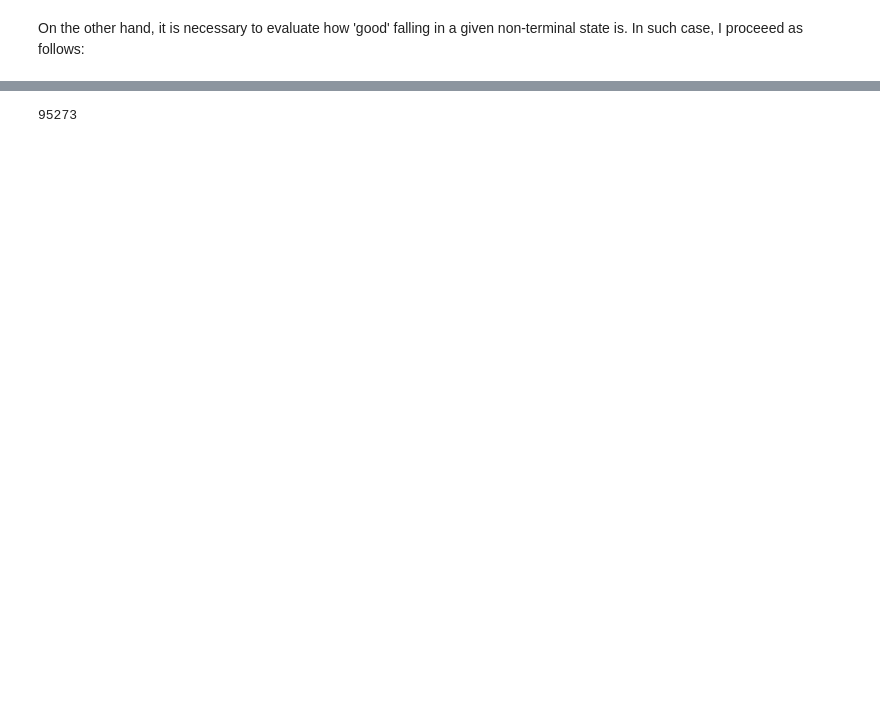
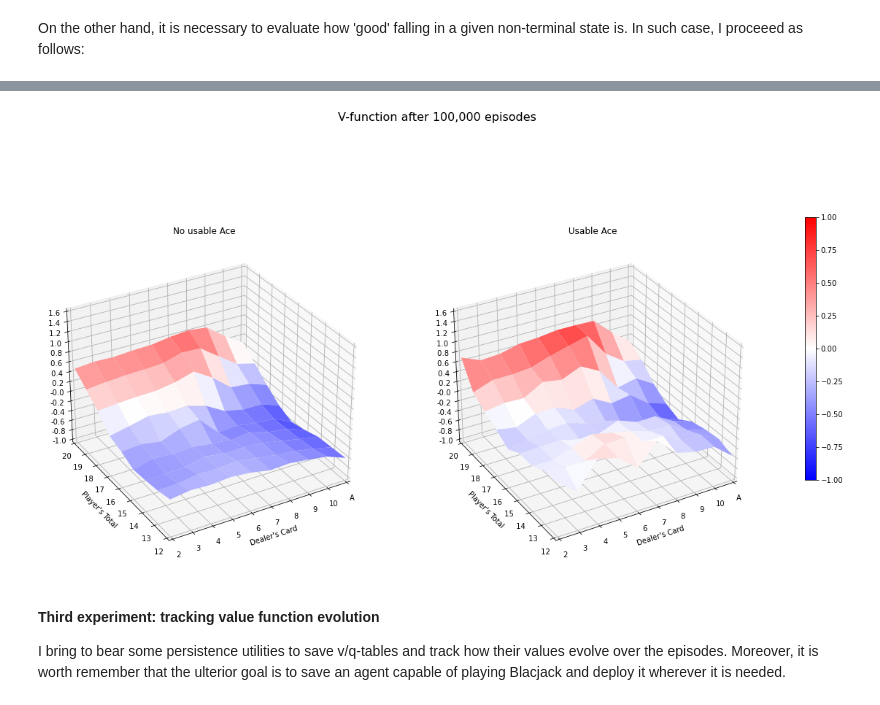
Before and after one commit to Xavi-Linux/Fatjack, a Jupyter notebook: Montecarlo.ipynb, the cells around one changed output, grey strips where cells are left out. Cells and saved outputs as stored; diff of their text form; code cells hidden in the pictures; blank space fills up the shorter version.

```diff
--- a/Montecarlo.ipynb
+++ b/Montecarlo.ipynb
@@ -521,5 +520,30 @@ plot_density(runs);
+# %%
+def extract_v_func(agent, threshold, probs):
+    """
+    agent: RL agent instance
+    threshold: int. The function only accepts one policy shift at a certain players' total value (the threshold).
+    probs: 4-element tuple. The function only accepts two actions at every side of the threshold.
+           index 0 = prob of taking action 1 at any state below the threshold
+           index 1 = prob of taking action 2 at any state below the threshold
+           index 2 = prob of taking action 1 at any state over the threshold
+           index 3 = prob of taking action 2 at any state over the threshold
+    returns: a v-table
+    """
+    table = agent.table.copy()
+    #convert card value into matrix index:
+    threshold = agent.table_look_up([threshold, 5, 1])[0]
+
+    v_table_1 = table[:threshold,:,:,0] * probs[0] + table[:threshold,:,:,1] * probs[1]
+    v_table_2 = table[threshold:,:,:,0] * probs[2] + table[threshold:,:,:,1] * probs[3]
+    v_table = np.vstack((v_table_1, v_table_2))
+
+    return v_table
 # %%
-#Error!!!!!!!
-stochastic_agent.num_executed_episodes
+new_table = extract_v_func(stochastic_agent, 16, (0.1, 0.9, 0.9, 0.1))
+plot_v_func(new_table, 'V-function after {:,.0f} episodes'.format(EPISODES));
 # %% [output]
-95273
+[figure, added]
+# %% [markdown]
+#### **Third experiment: tracking value function evolution**
+
+I bring to bear some persistence utilities to save v/q-tables and track how their values evolve over the episodes. Moreover, it is worth remember that the ulterior goal is to save an agent capable of playing Blacjack and deploy it wherever it is needed.
```
Also changed, not shown: parts of 29 cells of this notebook.
